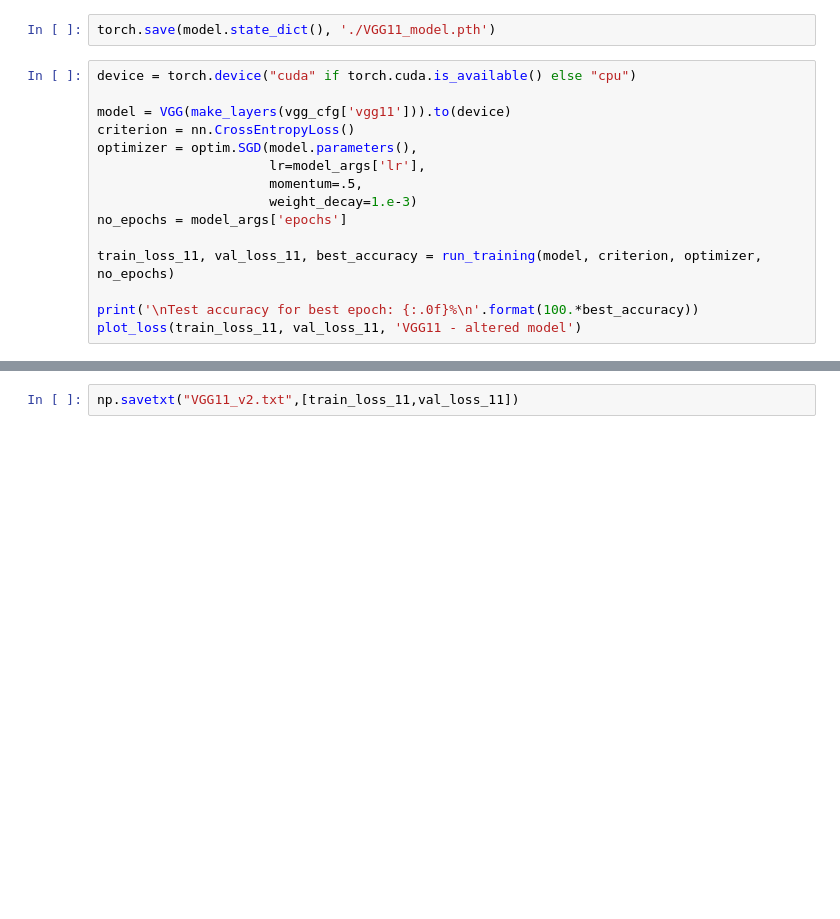
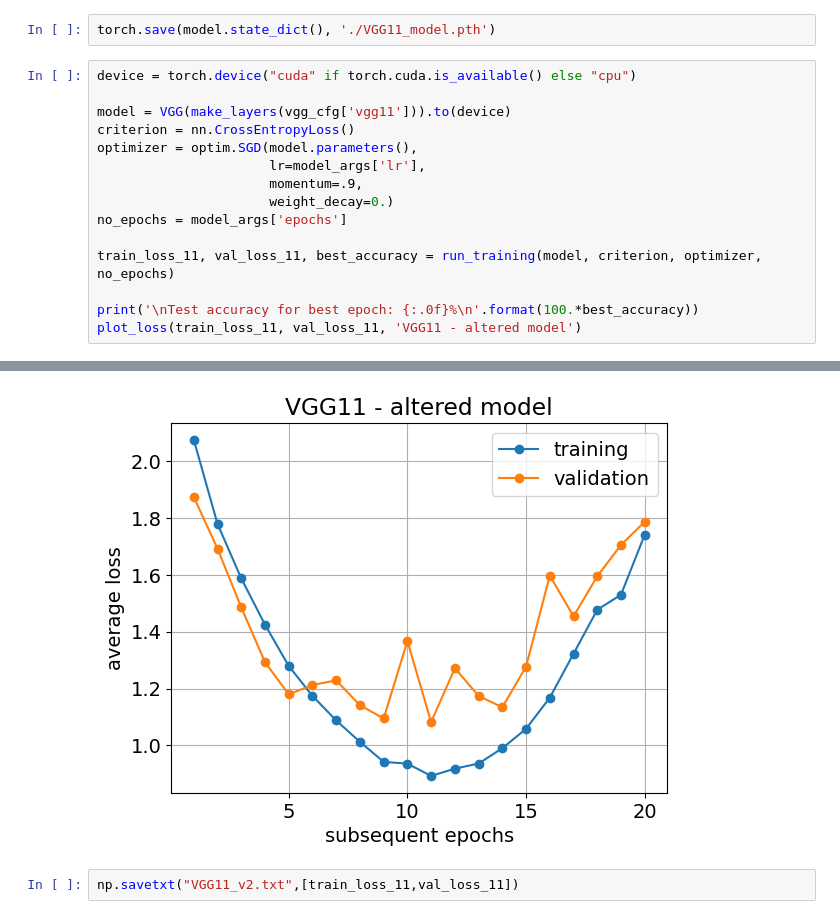
Before and after one commit to a-m-kacz/MLA, a Jupyter notebook: lab3_CNNs.ipynb, the cells around one changed output, grey strips where cells are left out. Cells and saved outputs as stored; diff of their text form; blank space fills up the shorter version.

```diff
--- a/lab3_CNNs.ipynb
+++ b/lab3_CNNs.ipynb
@@ -293,11 +321,12 @@ model = VGG(make_layers(vgg_cfg['vgg11'])).to(device)
 criterion = nn.CrossEntropyLoss()
 optimizer = optim.SGD(model.parameters(),
                       lr=model_args['lr'],
-                      momentum=.5,
-                      weight_decay=1.e-3)
+                      momentum=.9,
+                      weight_decay=0.)
 no_epochs = model_args['epochs']
 
 train_loss_11, val_loss_11, best_accuracy = run_training(model, criterion, optimizer, no_epochs)
 
 print('\nTest accuracy for best epoch: {:.0f}%\n'.format(100.*best_accuracy))
 plot_loss(train_loss_11, val_loss_11, 'VGG11 - altered model')
+# %% [output]
@@ -304,3 +350,4 @@ plot_loss(train_loss_11, val_loss_11, 'VGG11 - altered model')
+[figure, added]
 # %%
 np.savetxt("VGG11_v2.txt",[train_loss_11,val_loss_11])
 # %%
```
Also changed, not shown: parts of 8 cells of this notebook.
